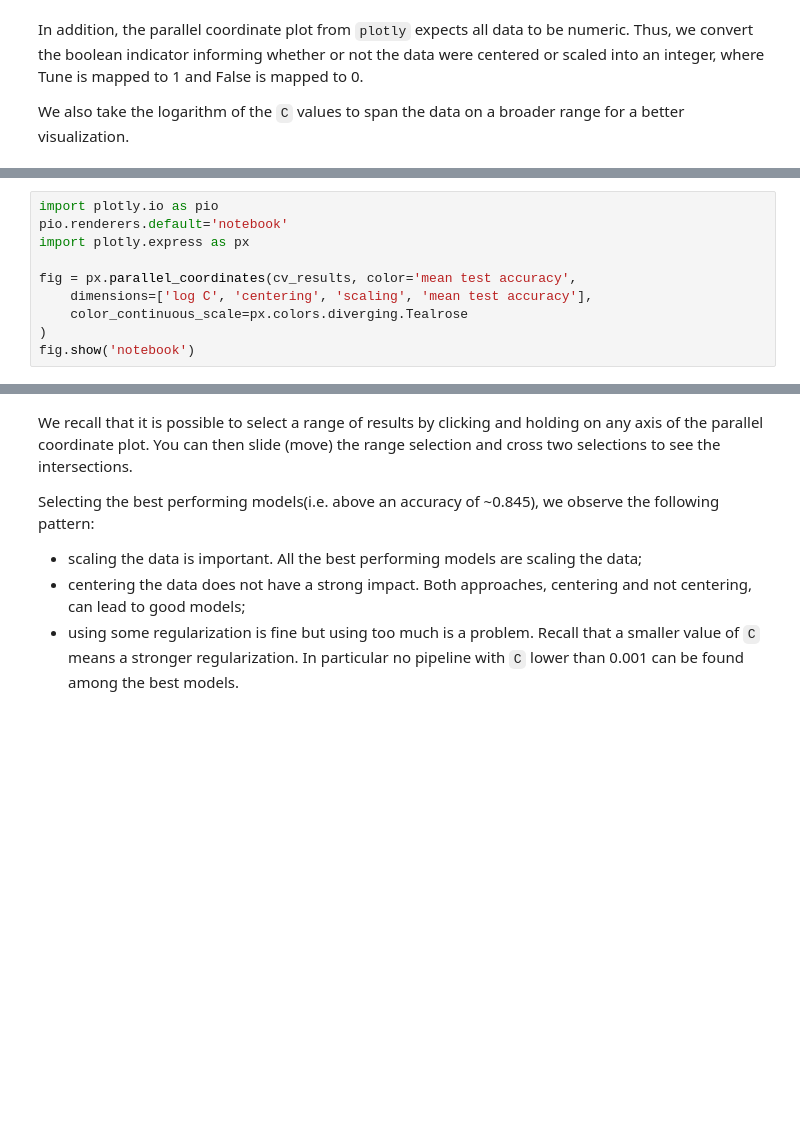
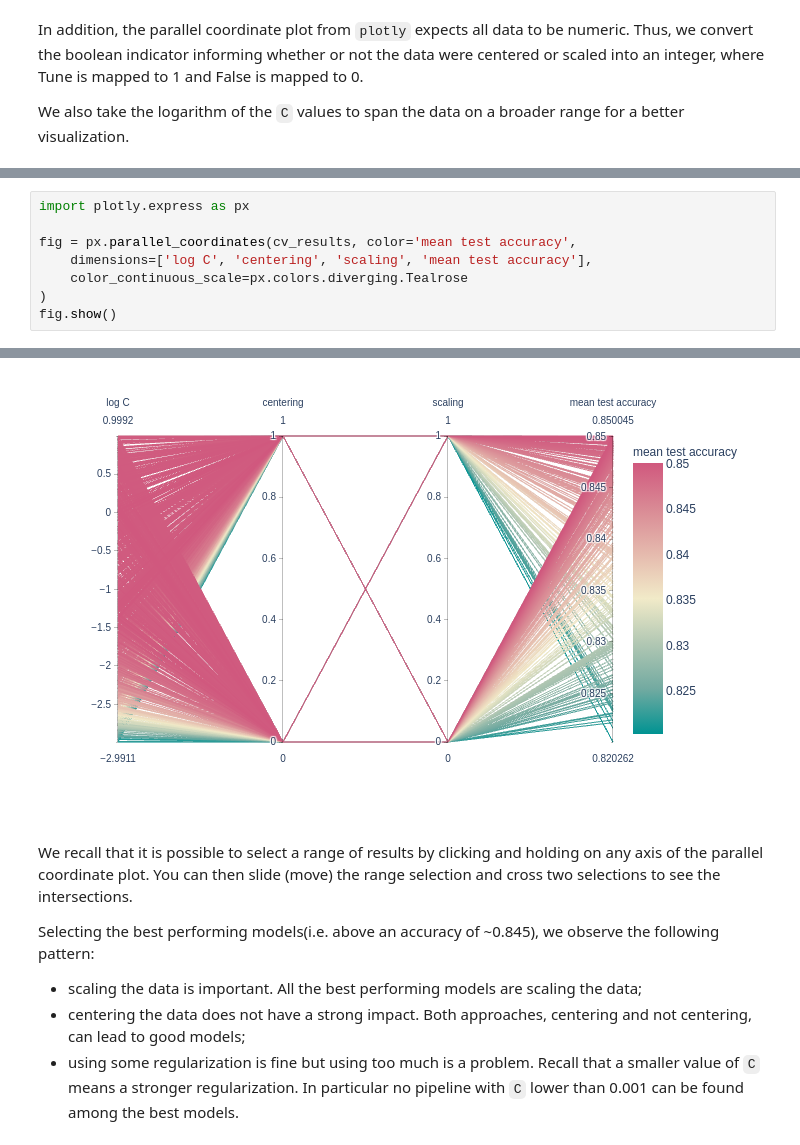
Before and after one commit to MengOonLee/Python, a Jupyter notebook: MOOC/ipynb/HyperparameterTuning/parameter_tuning_ex_03.ipynb, the cells around one changed output, grey strips where cells are left out. Saved outputs shown, nothing was run; the diff lists cells and outputs as text; blank space fills up the shorter version.

Commit message:
fix plotly display issues

```diff
--- a/MOOC/ipynb/HyperparameterTuning/parameter_tuning_ex_03.ipynb
+++ b/MOOC/ipynb/HyperparameterTuning/parameter_tuning_ex_03.ipynb
@@ -164,12 +179,10 @@ cv_results.head()
 # %%
-import plotly.io as pio
-pio.renderers.default='notebook'
 import plotly.express as px
 
 fig = px.parallel_coordinates(cv_results, color='mean test accuracy',
     dimensions=['log C', 'centering', 'scaling', 'mean test accuracy'],
     color_continuous_scale=px.colors.diverging.Tealrose
 )
-fig.show('notebook')
+fig.show()
 # %% [output]
 [interactive output not drawn]
@@ -177,3 +189,4 @@ fig.show('notebook')
+[figure, added]
 # %% [markdown]
 We recall that it is possible to select a range of results by clicking and holding on any axis of the parallel coordinate plot. You can then slide (move) the range selection and cross two selections to see the intersections.
 
```
Also changed, not shown: parts of 10 cells of this notebook, 3 other files.
